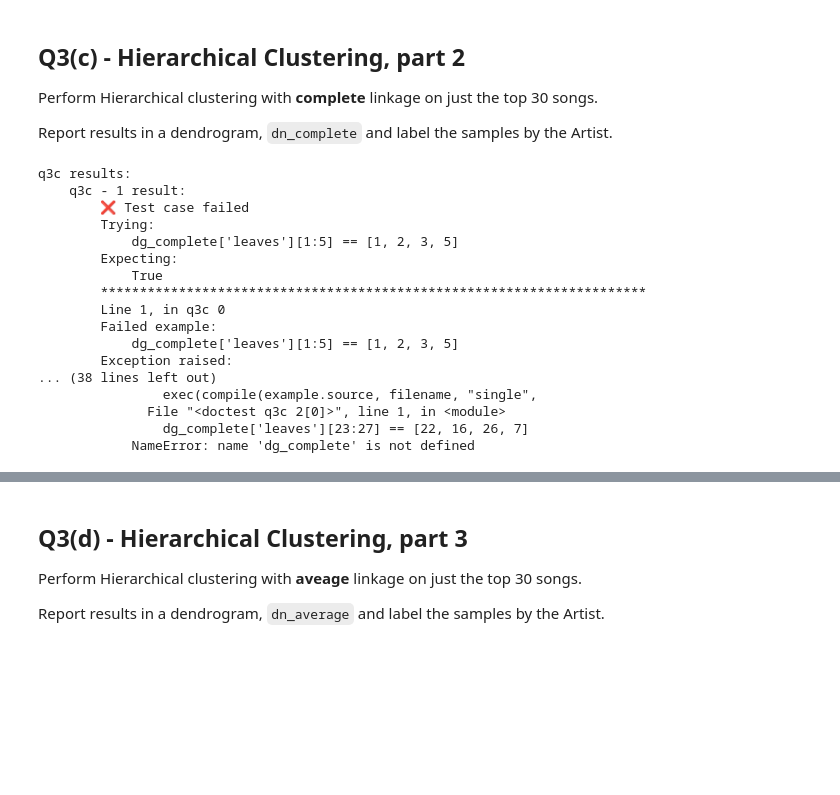
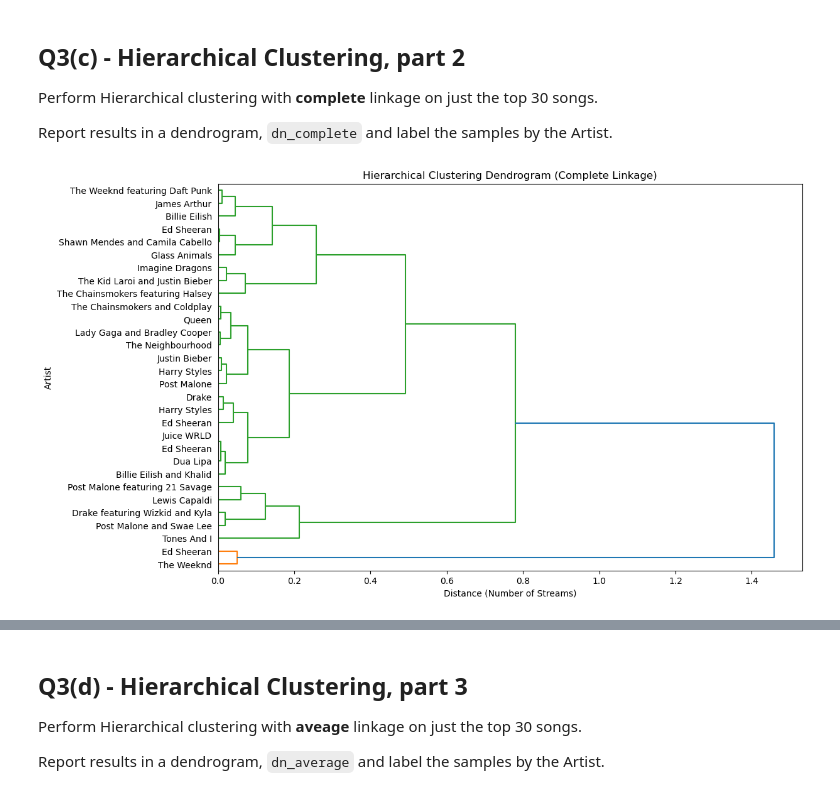
Before and after one commit to Spades5665/MTUClasses, a Jupyter notebook: CS4821-DataMining/a4/a4.ipynb, the cells around one changed output, grey strips where cells are left out. Drawn from its saved outputs; the diff is of its cells as text; code cells hidden in the pictures; blank space fills up the shorter version.

```diff
--- a/CS4821-DataMining/a4/a4.ipynb
+++ b/CS4821-DataMining/a4/a4.ipynb
@@ -737,26 +858,35 @@ Report results in a dendrogram, `dn_complete` and label the samples by the Artis
 # %%
 # Perform Hierarchical clustering with complete linkage on top 30 songs
 # Report results in a dendrogram, dg_complete
-import matplotlib.pyplot as plt
-from scipy.cluster.hierarchy import dendrogram, linkage
-import pandas as pd
+
+# Find the top 30 songs based on the number of streams
+top_30_songs_data = music.nlargest(30, 'Streams (Billions)')  # Adjust column name as per your dataset
+
+# Extract artist names for labeling
+artists = top_30_songs_data['Artist'].tolist()
+
+# Perform hierarchical clustering
+# Use the number of streams directly as the features
+# No need for distance calculation, as the number of streams itself serves as the distance
+# You'll only need to reshape the data to fit the expected format for hierarchical clustering
+data_for_clustering = top_30_songs_data['Streams (Billions)'].values.reshape(-1, 1)
+
+# Perform hierarchical/agglomerative clustering using complete linkage
+linkage_matrix = sch.linkage(data_for_clustering, method='complete')
+
+# Plot dendrogram
+plt.figure(figsize=(12, 8))
+dg_complete = sch.dendrogram(linkage_matrix, labels=artists, orientation='right')
+
+# Sort the dendrogram leaves based on the indices of the top 30 songs
+sorted_leaves = [leaf for _, leaf in sorted(zip(dg_complete['icoord'], dg_complete['leaves']))]
+
+# Update dendrogram with sorted leaves
+dg_complete['leaves'] = sorted_leaves
+
+plt.title('Hierarchical Clustering Dendrogram (Complete Linkage)')
+plt.xlabel('Distance (Number of Streams)')
+plt.ylabel('Artist')
+plt.show()
+# %% [output]
+[figure, added]
-# %%
-grader.check("q3c")
-# %% [output]
-q3c results:
-    q3c - 1 result:
-        ❌ Test case failed
-        Trying:
-            dg_complete['leaves'][1:5] == [1, 2, 3, 5]
-        Expecting:
-            True
-        **********************************************************************
-        Line 1, in q3c 0
-        Failed example:
-            dg_complete['leaves'][1:5] == [1, 2, 3, 5]
-        Exception raised:
-... (38 lines left out)
-                exec(compile(example.source, filename, "single",
-              File "<doctest q3c 2[0]>", line 1, in <module>
-                dg_complete['leaves'][23:27] == [22, 16, 26, 7]
-            NameError: name 'dg_complete' is not defined
```
Also changed, not shown: parts of 6 cells of this notebook.
